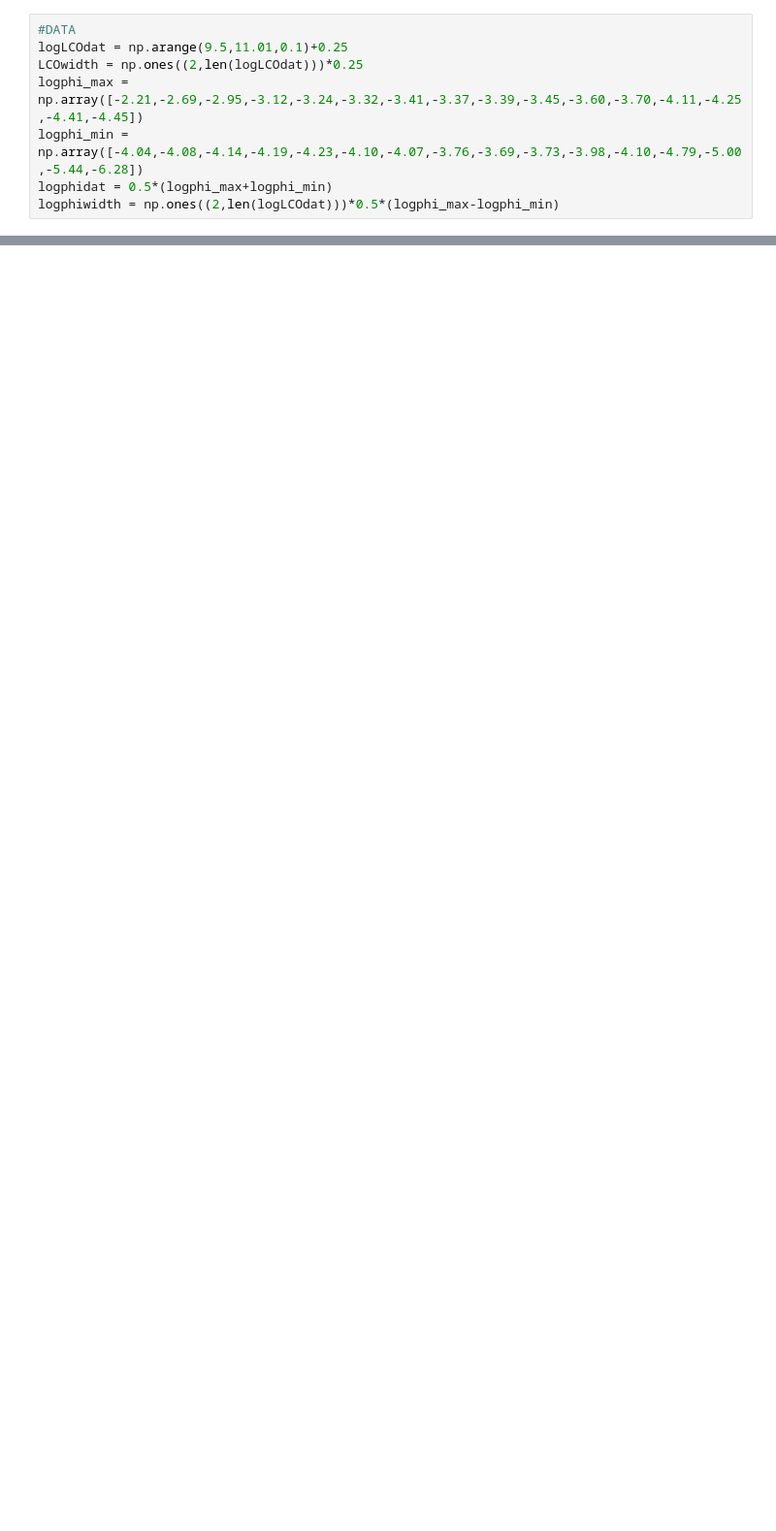
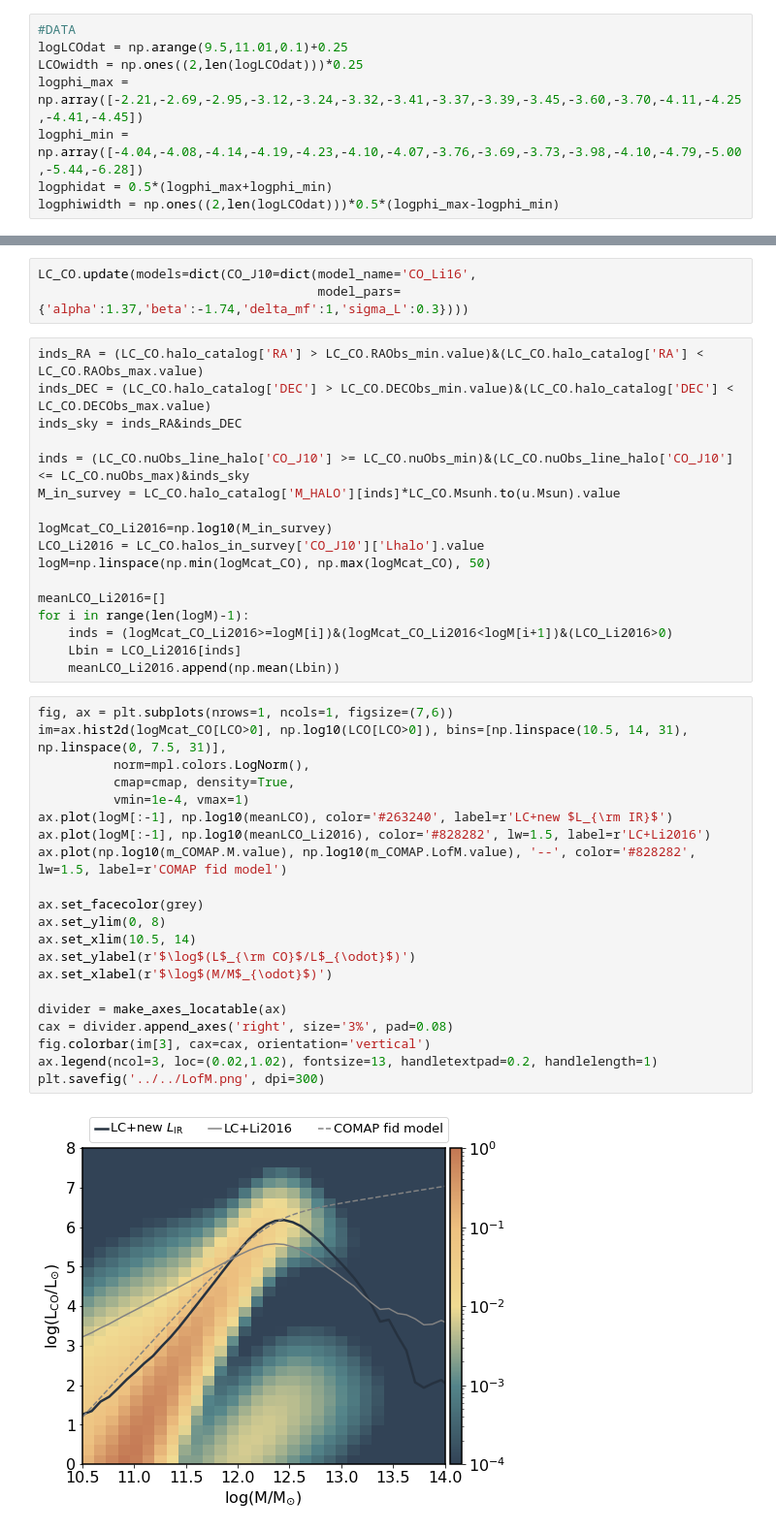
Before and after one commit to kokron/skyLine, a Jupyter notebook: notebooks/CO LIR fit.ipynb, the cells around one changed output, grey strips where cells are left out. Shown at 97% size. Drawn from its saved outputs; the diff is of its cells as text; blank space fills up the shorter version.

```diff
--- a/notebooks/CO LIR fit.ipynb
+++ b/notebooks/CO LIR fit.ipynb
@@ -362,0 +499,43 @@ plt.xlim(8.6,12.1)
+# %%
+LC_CO.update(models=dict(CO_J10=dict(model_name='CO_Li16',
+                                     model_pars={'alpha':1.37,'beta':-1.74,'delta_mf':1,'sigma_L':0.3})))
+# %%
+inds_RA = (LC_CO.halo_catalog['RA'] > LC_CO.RAObs_min.value)&(LC_CO.halo_catalog['RA'] < LC_CO.RAObs_max.value)
+inds_DEC = (LC_CO.halo_catalog['DEC'] > LC_CO.DECObs_min.value)&(LC_CO.halo_catalog['DEC'] < LC_CO.DECObs_max.value)
+inds_sky = inds_RA&inds_DEC
+
+inds = (LC_CO.nuObs_line_halo['CO_J10'] >= LC_CO.nuObs_min)&(LC_CO.nuObs_line_halo['CO_J10'] <= LC_CO.nuObs_max)&inds_sky
+M_in_survey = LC_CO.halo_catalog['M_HALO'][inds]*LC_CO.Msunh.to(u.Msun).value
+
+logMcat_CO_Li2016=np.log10(M_in_survey)
+LCO_Li2016 = LC_CO.halos_in_survey['CO_J10']['Lhalo'].value
+logM=np.linspace(np.min(logMcat_CO), np.max(logMcat_CO), 50)
+
+meanLCO_Li2016=[]
+for i in range(len(logM)-1):
+    inds = (logMcat_CO_Li2016>=logM[i])&(logMcat_CO_Li2016<logM[i+1])&(LCO_Li2016>0)
+    Lbin = LCO_Li2016[inds]
+    meanLCO_Li2016.append(np.mean(Lbin))
+# %%
+fig, ax = plt.subplots(nrows=1, ncols=1, figsize=(7,6))
+im=ax.hist2d(logMcat_CO[LCO>0], np.log10(LCO[LCO>0]), bins=[np.linspace(10.5, 14, 31), np.linspace(0, 7.5, 31)],
+          norm=mpl.colors.LogNorm(),
+          cmap=cmap, density=True,
+          vmin=1e-4, vmax=1)
+ax.plot(logM[:-1], np.log10(meanLCO), color='#263240', label=r'LC+new $L_{\rm IR}$')
+ax.plot(logM[:-1], np.log10(meanLCO_Li2016), color='#828282', lw=1.5, label=r'LC+Li2016')
+ax.plot(np.log10(m_COMAP.M.value), np.log10(m_COMAP.LofM.value), '--', color='#828282', lw=1.5, label=r'COMAP fid model')
+
+ax.set_facecolor(grey)
+ax.set_ylim(0, 8)
+ax.set_xlim(10.5, 14)
+ax.set_ylabel(r'$\log$(L$_{\rm CO}$/L$_{\odot}$)')
+ax.set_xlabel(r'$\log$(M/M$_{\odot}$)')
+
+divider = make_axes_locatable(ax)
+cax = divider.append_axes('right', size='3%', pad=0.08)
+fig.colorbar(im[3], cax=cax, orientation='vertical')
+ax.legend(ncol=3, loc=(0.02,1.02), fontsize=13, handletextpad=0.2, handlelength=1)
+plt.savefig('../../LofM.png', dpi=300)
+# %% [output]
+[figure, added]
```
Also changed, not shown: parts of 34 cells of this notebook, 2 other files.
